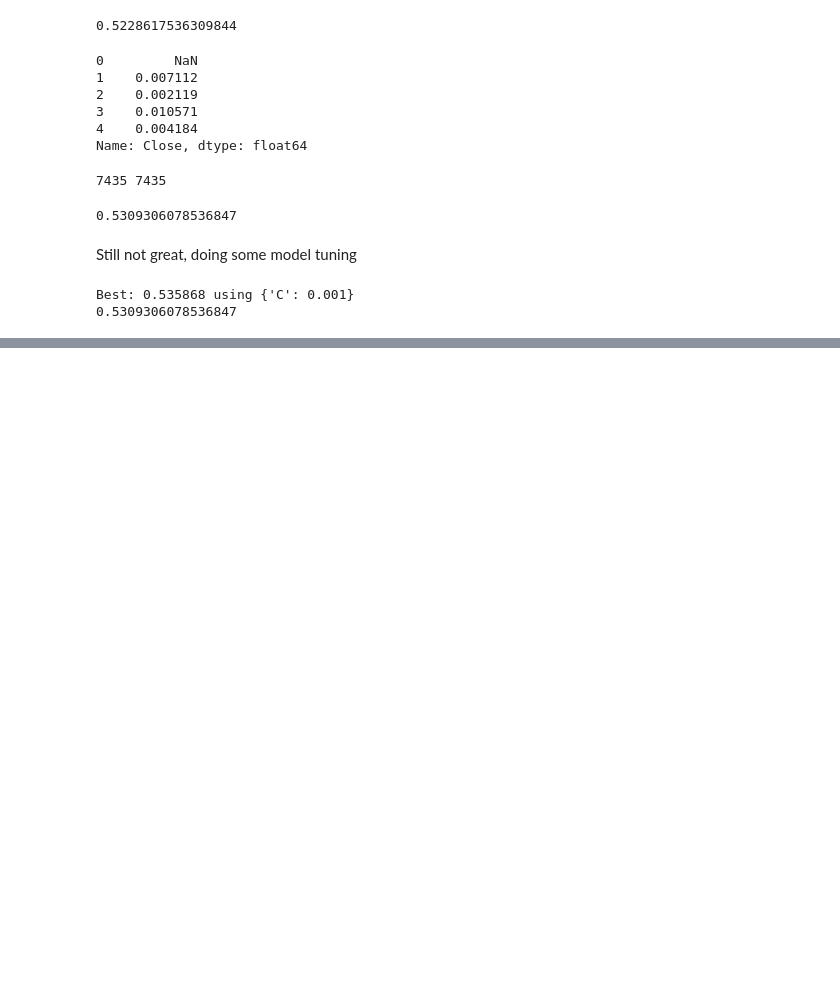
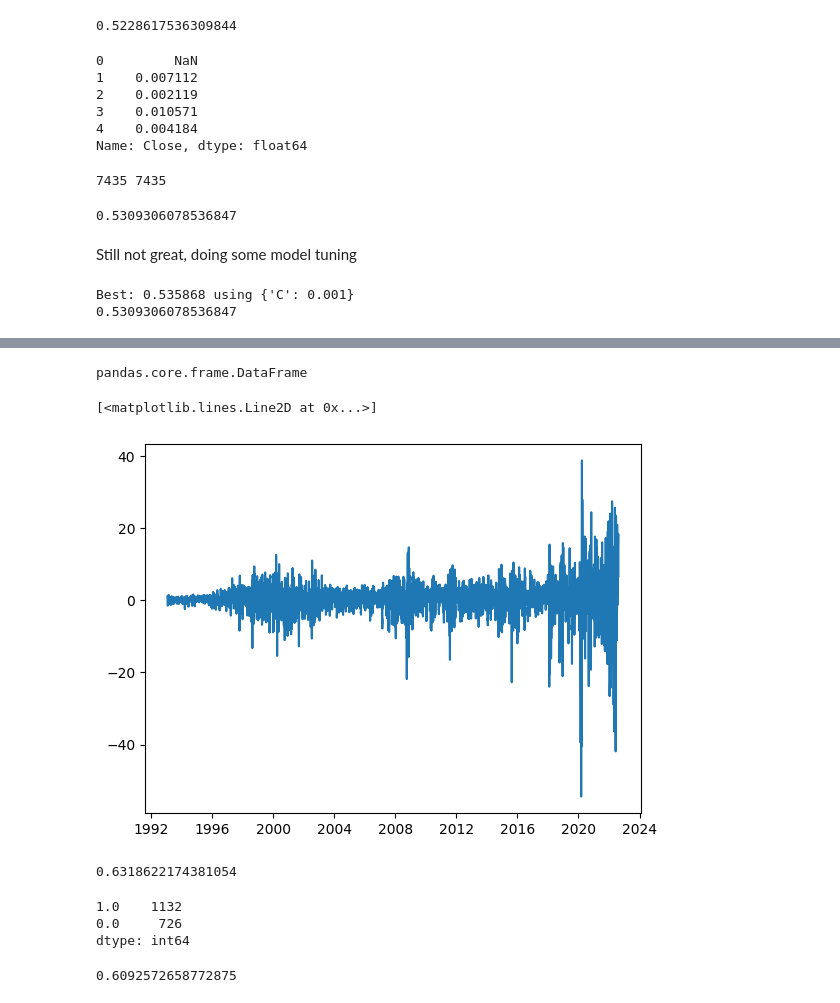
Before and after one commit to rubenren/DataSets, a Jupyter notebook: model_research/logistic_regression/logistic_regression.ipynb, the cells around one changed output, grey strips where cells are left out. Drawn from its saved outputs; the diff is of its cells as text; code cells hidden in the pictures; blank space fills up the shorter version.

Commit message:
did a lot of model research with graphs as results

```diff
--- a/model_research/logistic_regression/logistic_regression.ipynb
+++ b/model_research/logistic_regression/logistic_regression.ipynb
@@ -152,0 +155,7 @@ Best: 0.535868 using {'C': 0.001}
+# %%
+five_df = data[['Date', 'Close']]
+five_df['Date'] = pd.to_datetime(five_df['Date'])
+five_df = five_df.set_index('Date')
+five_df = five_df.diff(-5) * -1
+five_df.dropna(inplace=True)
+five_df.head(10)
@@ -152,0 +198,9 @@ Best: 0.535868 using {'C': 0.001}
+# %%
+type(labels)
+# %% [output]
+pandas.core.frame.DataFrame
+# %%
+plt.plot(five_df)
+# %% [output]
+[<matplotlib.lines.Line2D at 0x...>]
+[figure, added]
@@ -152,0 +217,17 @@ Best: 0.535868 using {'C': 0.001}
+# %%
+clf = LogisticRegression(random_state=42).fit(X_train, y_train)
+print(accuracy_score(y_test.reshape(-1,), clf.predict(X_test).reshape(-1,)))
+# %% [output]
+0.6318622174381054
+# %%
+# null accuracy
+pd.DataFrame(y_test).value_counts()
+# %% [output]
+1.0    1132
+0.0     726
+dtype: int64
+# %%
+# null accuracy (guessing most frequent)
+max(y_test.mean(), 1 - y_test.mean())
+# %% [output]
+0.6092572658772875
```
Also changed, not shown: parts of 18 cells of this notebook, 15 other files.
